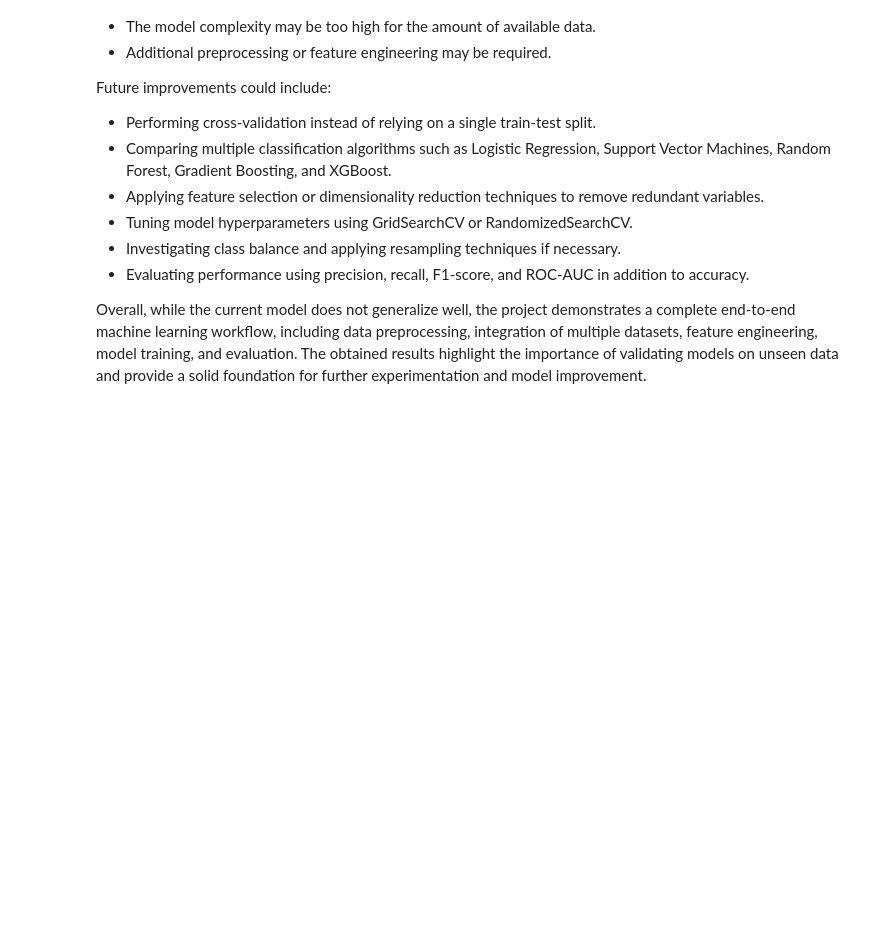
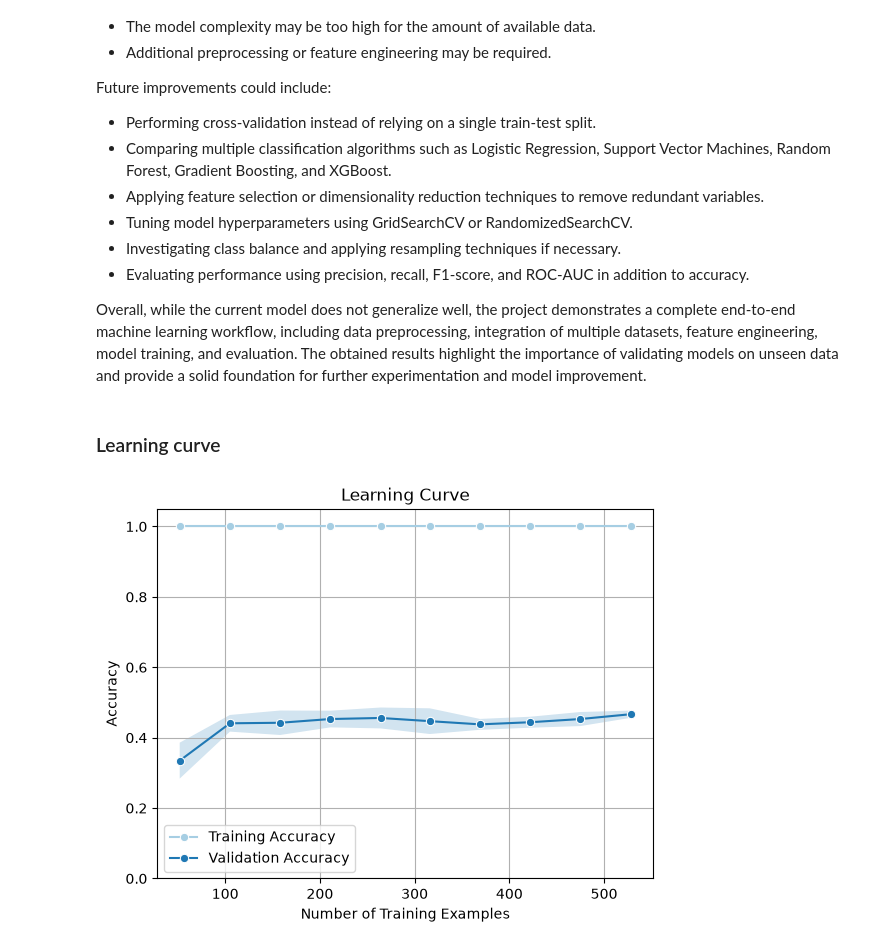
Before and after one commit to imgabrielas/Alzheimer-Detection, a Jupyter notebook: alzheimer_detection.ipynb, the cells around one changed output. Drawn from its saved outputs; the diff is of its cells as text; code cells hidden in the pictures; blank space fills up the shorter version.

Commit message:
learning curve

```diff
--- a/alzheimer_detection.ipynb
+++ b/alzheimer_detection.ipynb
@@ -6,7 +6,13 @@ from sklearn.preprocessing import StandardScaler
 from sklearn.preprocessing import OneHotEncoder
 from sklearn.model_selection import train_test_split
 from sklearn.ensemble import RandomForestClassifier
-from sklearn.preprocessing import LabelEncoder
+from sklearn.model_selection import learning_curve
+import numpy as np
+import matplotlib.pyplot as plt
+import seaborn as sns
+
+# plt.figure(figsize=(8, 5))
+sns.set_palette("Paired")
 # %%
 data = pd.read_csv(
     "/Users/gabrielaslomiany/GIT/Alzheimer Detection/data/data.csv",
@@ -388,3 +394,42 @@ Future improvements could include:
 - Evaluating performance using precision, recall, F1-score, and ROC-AUC in addition to accuracy.
 
 Overall, while the current model does not generalize well, the project demonstrates a complete end-to-end machine learning workflow, including data preprocessing, integration of multiple datasets, feature engineering, model training, and evaluation. The obtained results highlight the importance of validating models on unseen data and provide a solid foundation for further experimentation and model improvement.
+# %% [markdown]
+### Learning curve
+# %%
+# Compute learning curve
+train_sizes, train_scores, test_scores = learning_curve(
+    estimator=RandomForestClassifier(random_state=42, n_estimators=100),
+    X=X_train,
+    y=y_train,
+    cv=5,
+    scoring="accuracy",
+    train_sizes=np.linspace(0.1, 1.0, 10),
+    shuffle=True,
+    random_state=42,
+    n_jobs=1
+)
+
+# Mean and standard deviation
+train_mean = train_scores.mean(axis=1)
+train_std = train_scores.std(axis=1)
+
+test_mean = test_scores.mean(axis=1)
+test_std = test_scores.std(axis=1)
+
+# Plot
+sns.lineplot(x=train_sizes, y=train_mean, marker="o", label="Training Accuracy")
+sns.lineplot(x=train_sizes, y=test_mean, marker="o", label="Validation Accuracy")
+plt.fill_between(train_sizes, train_mean - train_std, train_mean + train_std, alpha=0.2)
+plt.fill_between(train_sizes, test_mean - test_std, test_mean + test_std, alpha=0.2)
+
+plt.title("Learning Curve")
+plt.xlabel("Number of Training Examples")
+plt.ylabel("Accuracy")
+plt.ylim(0, 1.05)
+plt.legend()
+plt.grid(True)
+
+plt.show()
+# %% [output]
+[figure, added]
```
Also changed, not shown: parts of 1 cell of this notebook.
